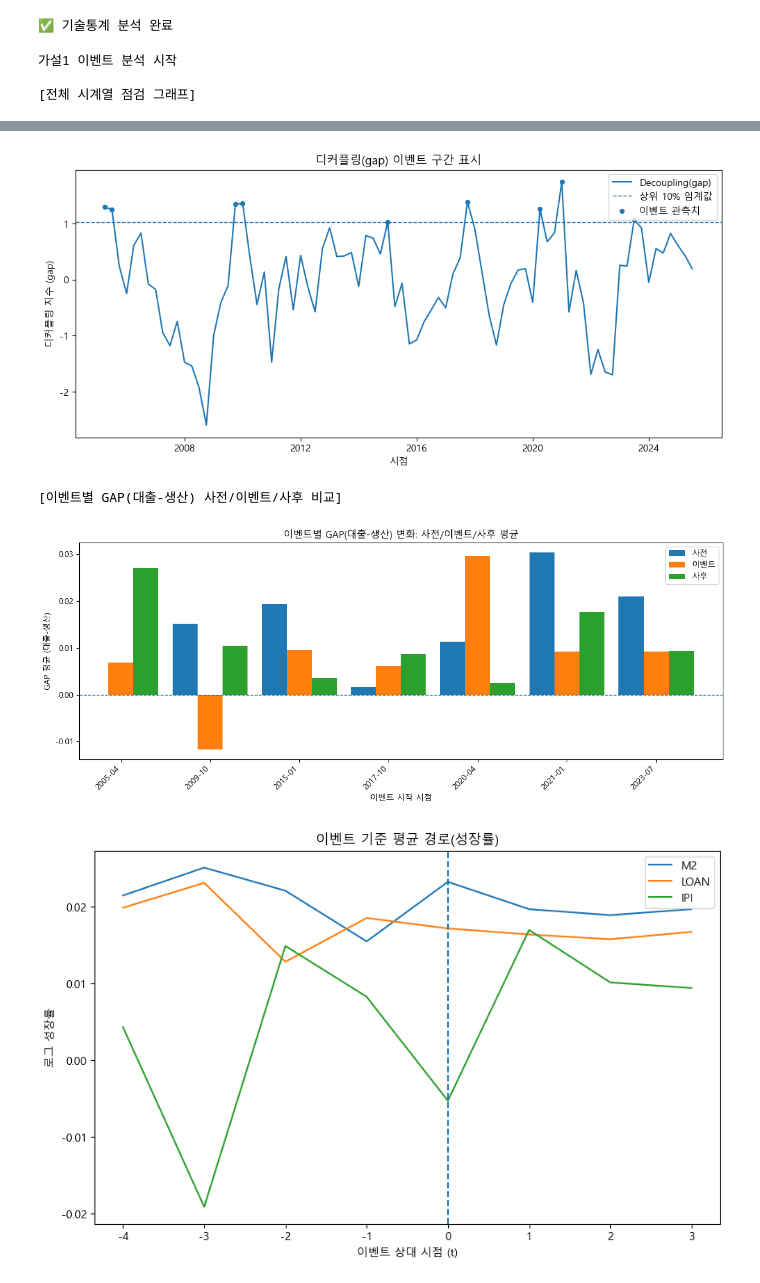
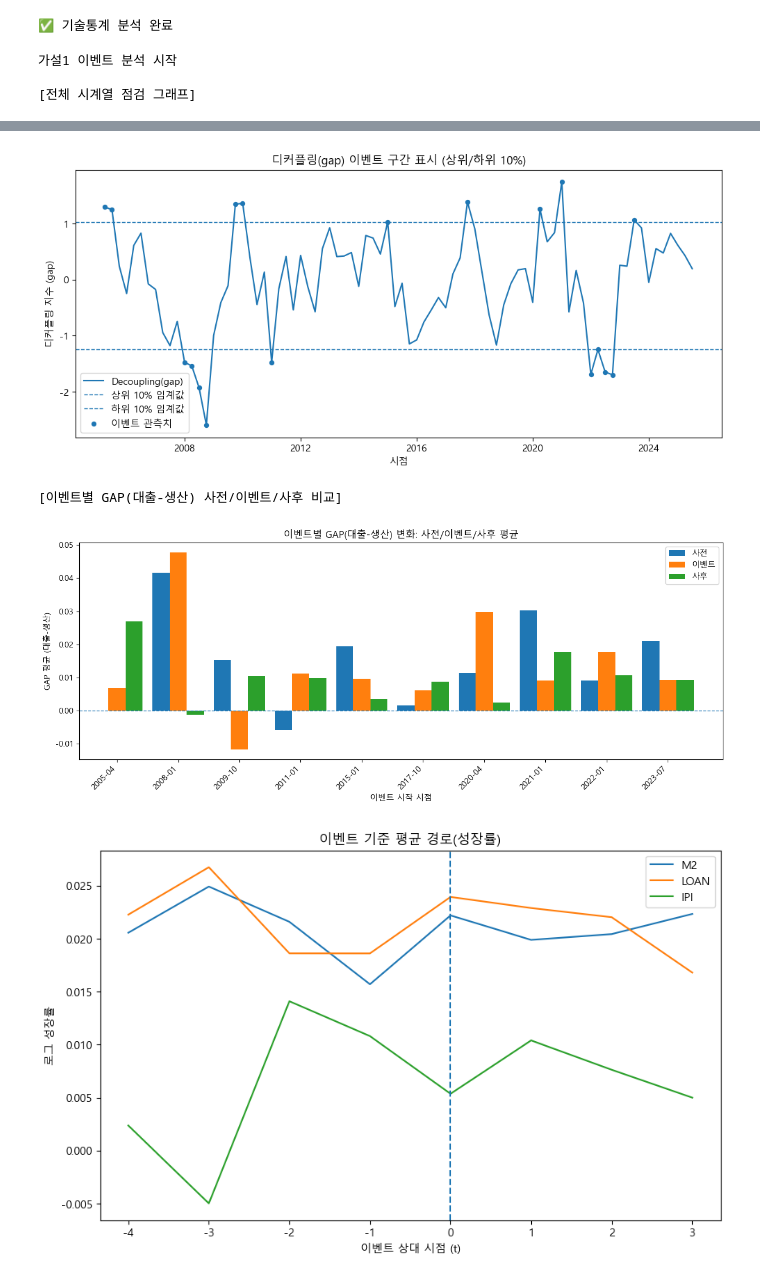
Before and after one commit to yoonsung1/final-project, a Jupyter notebook: 가은/가설 검정/금융전달로 단절 가설.ipynb, the cells around one changed output, grey strips where cells are left out. Drawn from its saved outputs; the diff is of its cells as text; code cells hidden in the pictures.

```diff
--- a/가은/가설 검정/금융전달로 단절 가설.ipynb
+++ b/가은/가설 검정/금융전달로 단절 가설.ipynb
@@ -189,6 +189,7 @@ print("\n✅ 기술통계 분석 완료")
 # %%
 # ============================================================
 # 가설 1 <이벤트 기반> 금융전달경로 단절 분석
+#   ✅ 이벤트 기준: 상위 10% + 하위 10% (양쪽 꼬리 포함)
 # ============================================================
 
 import pandas as pd
@@ -295,13 +296,16 @@ plt.legend()
 plt.show()
 
 # ============================================================
-# 3. 이벤트 자동 추출
+# 3. 이벤트 자동 추출 (✅ 상위 10% + 하위 10%)
 # ============================================================
 
-threshold = df["gap"].quantile(0.9)
-df["event_flag"] = (df["gap"] >= threshold).astype(int)
+high_threshold = df["gap"].quantile(0.9)
+low_threshold  = df["gap"].quantile(0.1)
 
-print("\n이벤트 기준값:", round(threshold, 4))
+df["event_flag"] = ((df["gap"] >= high_threshold) | (df["gap"] <= low_threshold)).astype(int)
+
+print("\n이벤트 기준값(상위 10%):", round(high_threshold, 4))
+print("이벤트 기준값(하위 10%):", round(low_threshold, 4))
 print("이벤트 개수(월 관측치):", int(df["event_flag"].sum()))
 
 event_starts = df.loc[(df["event_flag"]==1) & (df["event_flag"].shift(1)!=1), "date"].tolist()
@@ -318,9 +322,12 @@ print("\n[디커플링 이벤트 표시 그래프]")
 
 plt.figure(figsize=(12,5))
 plt.plot(df["date"], df["gap"], label="Decoupling(gap)")
-plt.axhline(threshold, linestyle="--", linewidth=1, label="상위 10% 임계값")
-plt.scatter(df.loc[df["event_flag"]==1, "date"], df.loc[df["event_flag"]==1, "gap"], s=18, label="이벤트 관측치")
-plt.title("디커플링(gap) 이벤트 구간 표시")
+plt.axhline(high_threshold, linestyle="--", linewidth=1, label="상위 10% 임계값")
+plt.axhline(low_threshold,  linestyle="--", linewidth=1, label="하위 10% 임계값")
+plt.scatter(df.loc[df["event_flag"]==1, "date"],
+            df.loc[df["event_flag"]==1, "gap"],
+            s=18, label="이벤트 관측치")
+plt.title("디커플링(gap) 이벤트 구간 표시 (상위/하위 10%)")
 plt.xlabel("시점")
 plt.ylabel("디커플링 지수 (gap)")
 plt.legend()
@@ -466,7 +477,7 @@ print("\n이벤트 기반 분석 완료 ✅")
 2023-07-01
 
 [디커플링 이벤트 표시 그래프]
-[figure, old version]
+[figure, new version]
 [이벤트별 GAP(대출-생산) 사전/이벤트/사후 비교]
-[figure, old version]
+[figure, new version]
-[figure, old version]
+[figure, new version]
```
Also changed, not shown: parts of 1 cell of this notebook.
